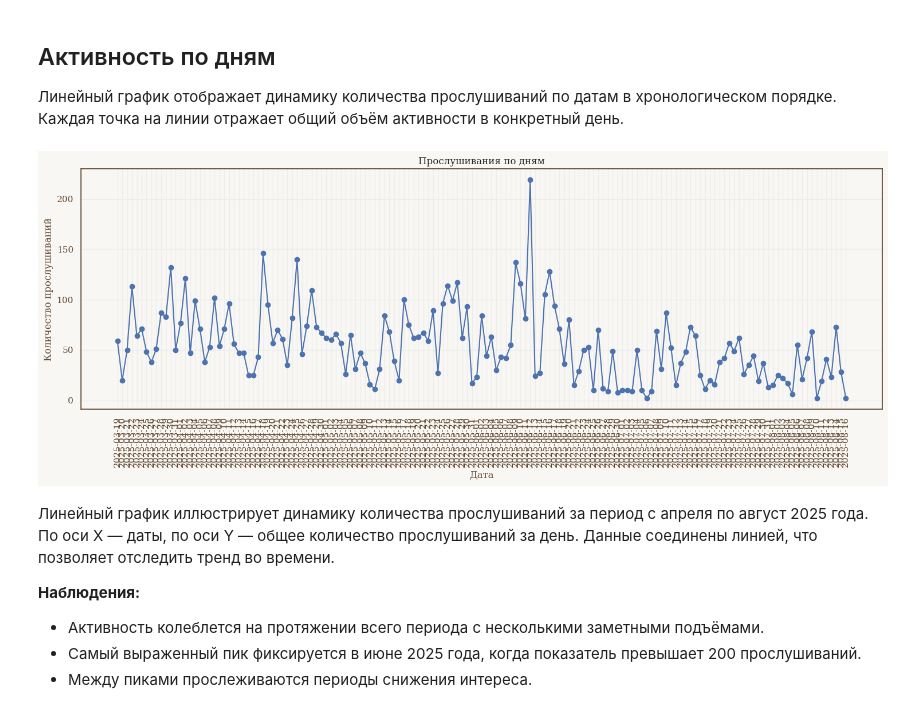
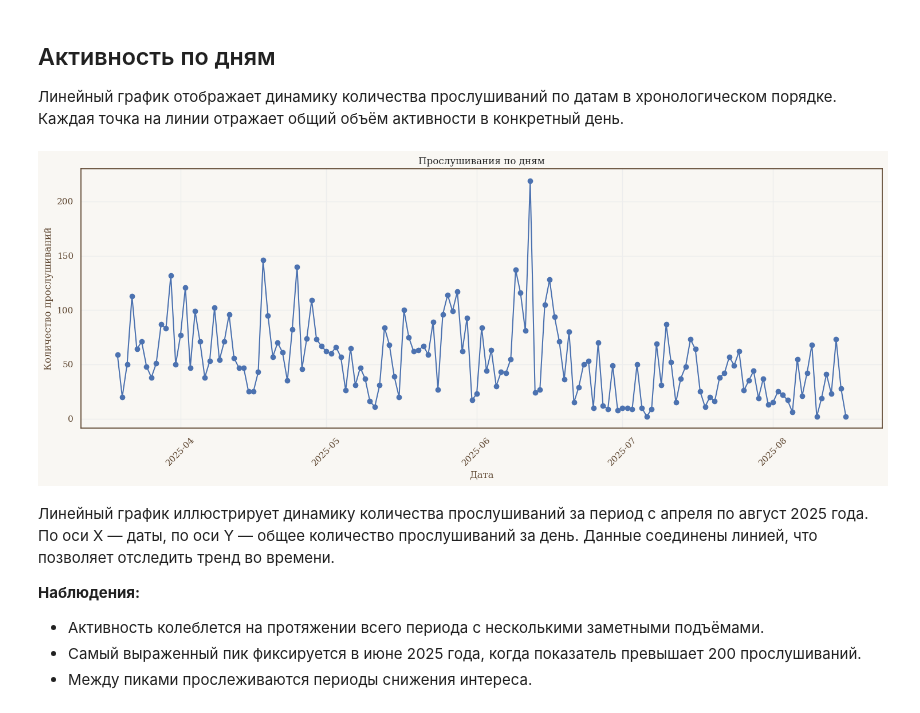
Before and after one commit to Dudu2I3/Music-Listening-Analysis, a Jupyter notebook: last_fm.ipynb, the cells around one changed output. Saved outputs shown, nothing was run; the diff lists cells and outputs as text; code cells hidden in the pictures.

Commit message:
fixed graph and text

```diff
--- a/last_fm.ipynb
+++ b/last_fm.ipynb
@@ -282,16 +280,18 @@ Name: count, dtype: int64
 Каждая точка на линии отражает общий объём активности в конкретный день.
 # %%
 most_activity_day = df["date"].value_counts().sort_index()
+most_activity_day.index = pd.to_datetime(most_activity_day.index)
+
 plt.figure(figsize=(15, 6))
 plt.plot(most_activity_day.index, most_activity_day.values, marker='o')
 plt.title("Прослушивания по дням")
 plt.xlabel("Дата")
 plt.ylabel("Количество прослушиваний")
-plt.xticks(rotation=90)
+plt.xticks(rotation=45)
 plt.tight_layout()
 plt.show()
 # %% [output]
-[figure, old version]
+[figure, new version]
 # %% [markdown]
 Линейный график иллюстрирует динамику количества прослушиваний за период с апреля по август 2025 года.
 По оси X — даты, по оси Y — общее количество прослушиваний за день. Данные соединены линией, что позволяет отследить тренд во времени.
```
Also changed, not shown: parts of 9 cells of this notebook.
